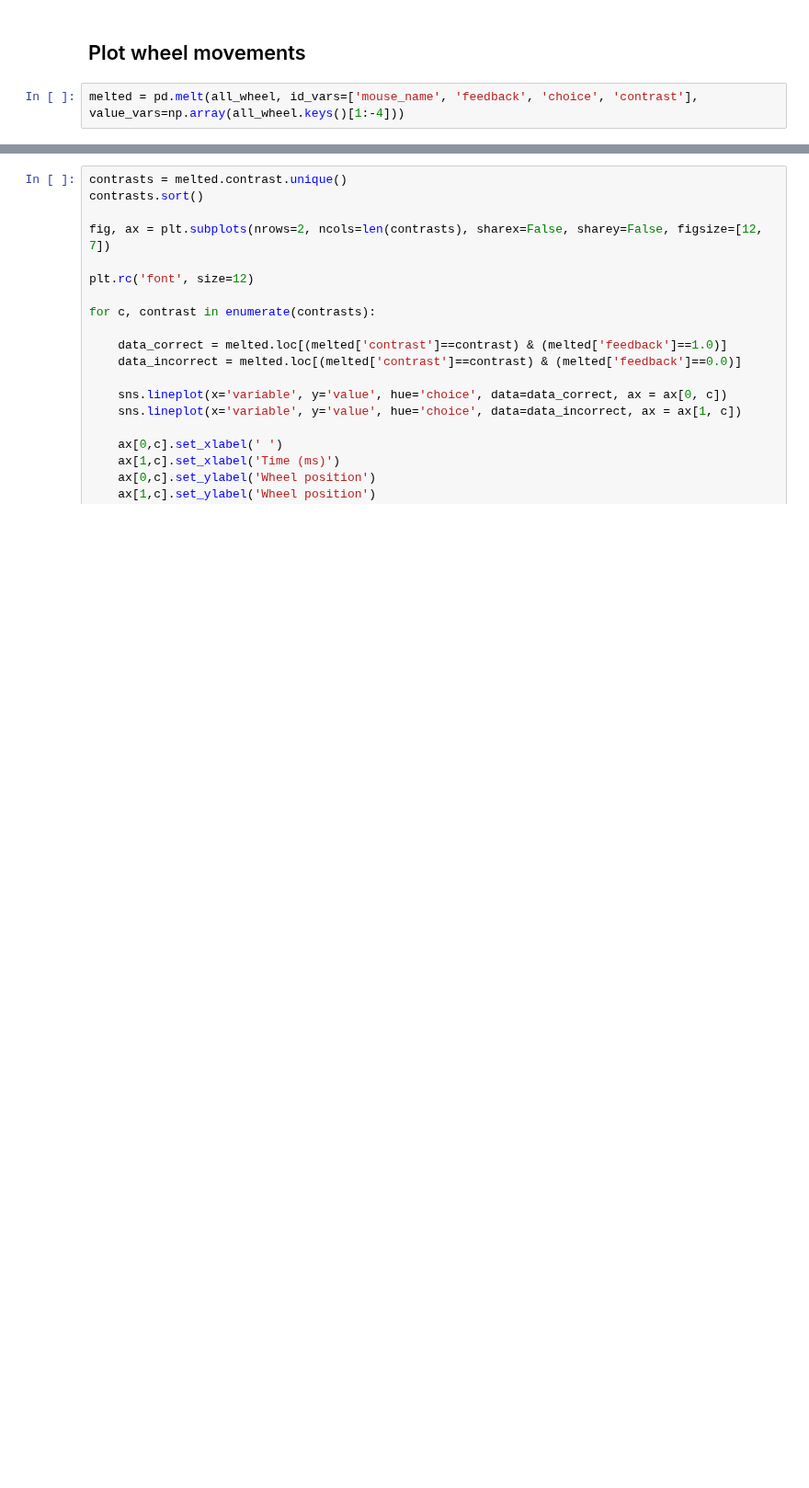
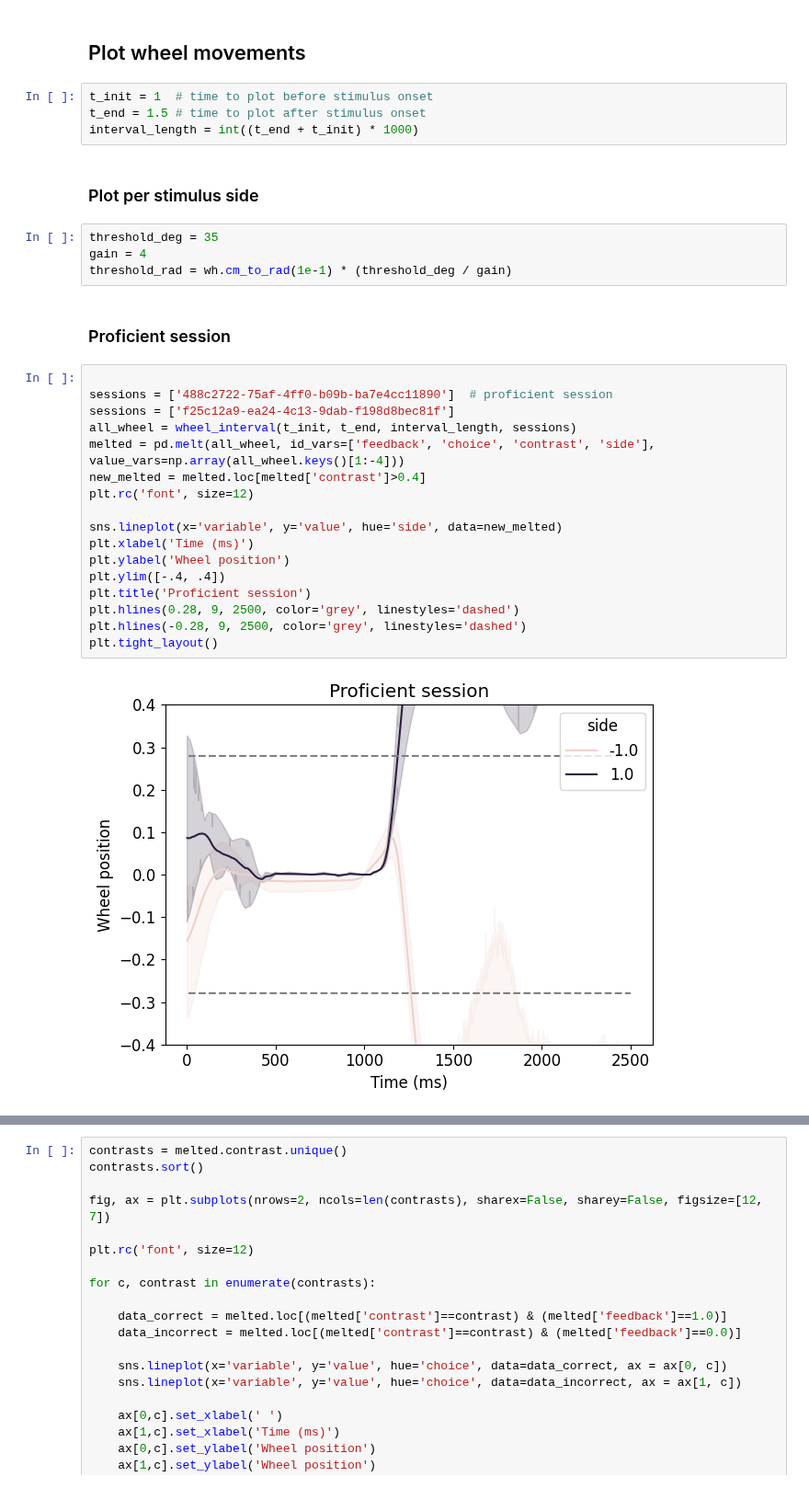
Before and after one commit to ineslaranjeira/representation_learning_variability, a Jupyter notebook: Wheel/proficient_wheel.ipynb, the cells around one changed output, grey strips where cells are left out. Shown at 92% size. Drawn from its saved outputs; the diff is of its cells as text; blank space fills up the shorter version.

```diff
--- a/Wheel/proficient_wheel.ipynb
+++ b/Wheel/proficient_wheel.ipynb
@@ -153,4 +168,33 @@ See the caveats in the documentation: https://pandas.pydata.org/pandas-docs/stab
 # %% [markdown]
 ## Plot wheel movements
-# %%
-melted = pd.melt(all_wheel, id_vars=['mouse_name', 'feedback', 'choice', 'contrast'], value_vars=np.array(all_wheel.keys()[1:-4]))
+# %%
+t_init = 1  # time to plot before stimulus onset
+t_end = 1.5 # time to plot after stimulus onset
+interval_length = int((t_end + t_init) * 1000)
+# %% [markdown]
+### Plot per stimulus side
+# %%
+threshold_deg = 35
+gain = 4
+threshold_rad = wh.cm_to_rad(1e-1) * (threshold_deg / gain)
+# %% [markdown]
+### Proficient session
+# %%
+
+sessions = ['488c2722-75af-4ff0-b09b-ba7e4cc11890']  # proficient session
+sessions = ['f25c12a9-ea24-4c13-9dab-f198d8bec81f']
+all_wheel = wheel_interval(t_init, t_end, interval_length, sessions)
+melted = pd.melt(all_wheel, id_vars=['feedback', 'choice', 'contrast', 'side'], value_vars=np.array(all_wheel.keys()[1:-4]))
+new_melted = melted.loc[melted['contrast']>0.4]
+plt.rc('font', size=12)
+
+sns.lineplot(x='variable', y='value', hue='side', data=new_melted)
+plt.xlabel('Time (ms)')
+plt.ylabel('Wheel position')
+plt.ylim([-.4, .4])
+plt.title('Proficient session')
+plt.hlines(0.28, 9, 2500, color='grey', linestyles='dashed')
+plt.hlines(-0.28, 9, 2500, color='grey', linestyles='dashed')
+plt.tight_layout()
+# %% [output]
+[figure, added]
```
Also changed, not shown: parts of 14 cells of this notebook.
